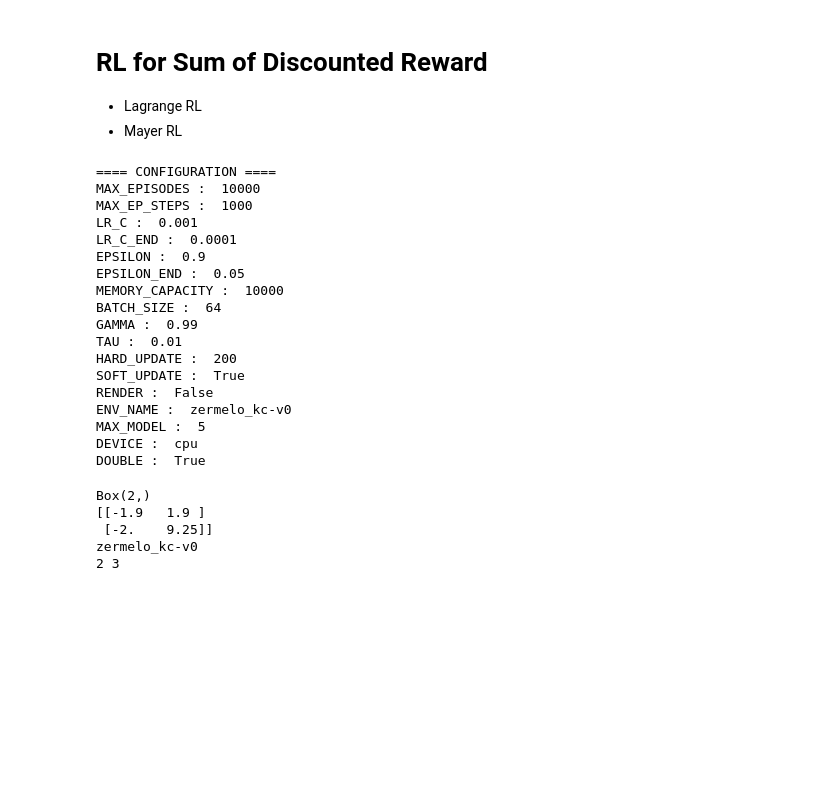
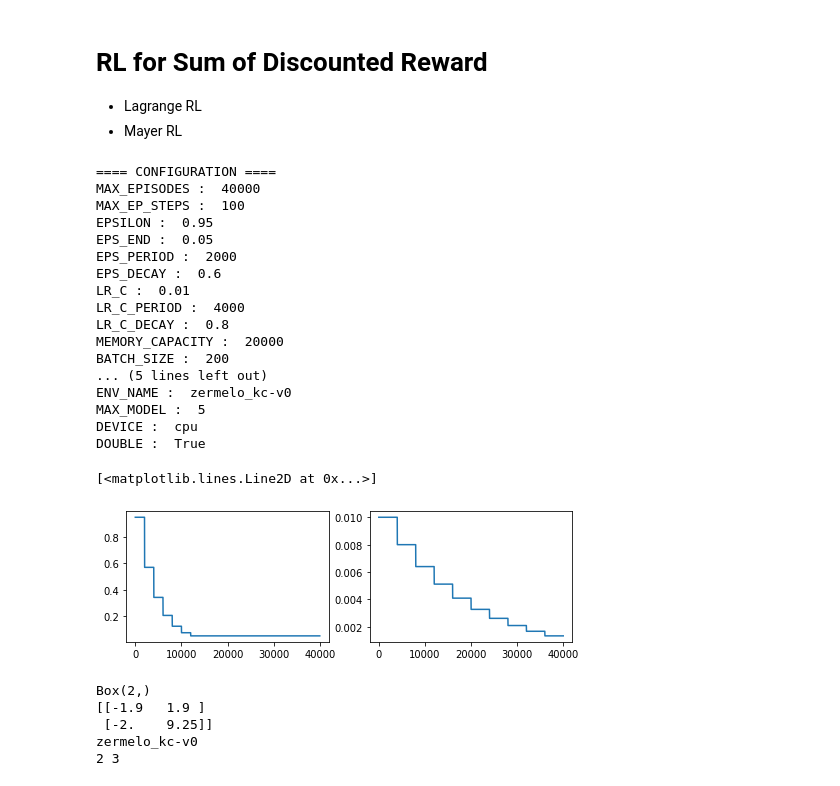
Before and after one commit to HJReachability/safety_rl, a Jupyter notebook: exp_zermelo_kc.ipynb, the cells around one changed output. Drawn from its saved outputs; the diff is of its cells as text; code cells hidden in the pictures; blank space fills up the shorter version.

```diff
--- a/exp_zermelo_kc.ipynb
+++ b/exp_zermelo_kc.ipynb
@@ -22,28 +22,48 @@ env_name = "zermelo_kc-v0"
 print('='*4 + ' CONFIGURATION ' + '='*4)
 device = torch.device("cuda" if torch.cuda.is_available() else "cpu")
 
-CONFIG = dqnConfig(DEVICE=device, BATCH_SIZE=64, ENV_NAME=env_name, GAMMA=0.99, MAX_EPISODES=10000, MAX_EP_STEPS=1000)
+CONFIG = dqnConfig(DEVICE=device, BATCH_SIZE=200, ENV_NAME=env_name, GAMMA=0.9, MAX_EPISODES=40000, MAX_EP_STEPS=100, MEMORY_CAPACITY=20000,
+                   EPS_PERIOD=2000, EPS_DECAY=0.6,
+                   LR_C_PERIOD=4000, LR_C_DECAY=0.8)
 for key, value in CONFIG.__dict__.items():
     if key[:1] != '_':
         print(key, ': ', value)
 # %% [output]
 ==== CONFIGURATION ====
-MAX_EPISODES :  10000
-MAX_EP_STEPS :  1000
-LR_C :  0.001
-LR_C_END :  0.0001
-EPSILON :  0.9
-EPSILON_END :  0.05
-MEMORY_CAPACITY :  10000
-BATCH_SIZE :  64
-GAMMA :  0.99
-TAU :  0.01
-HARD_UPDATE :  200
-SOFT_UPDATE :  True
-RENDER :  False
+MAX_EPISODES :  40000
+MAX_EP_STEPS :  100
+EPSILON :  0.95
+EPS_END :  0.05
+EPS_PERIOD :  2000
+EPS_DECAY :  0.6
+LR_C :  0.01
+LR_C_PERIOD :  4000
+LR_C_DECAY :  0.8
+MEMORY_CAPACITY :  20000
+BATCH_SIZE :  200
+... (5 lines left out)
 ENV_NAME :  zermelo_kc-v0
 MAX_MODEL :  5
 DEVICE :  cpu
 DOUBLE :  True
+# %%
+fig, ax = plt.subplots(1, 2, figsize=(8,2.4))
+
+eps = np.zeros(CONFIG.MAX_EPISODES)
+lr = np.zeros(CONFIG.MAX_EPISODES)
+eps_tmp = CONFIG.EPSILON
+lr_tmp = CONFIG.LR_C
+for i in range(CONFIG.MAX_EPISODES):
+    if i != 0 and i % CONFIG.EPS_PERIOD == 0:
+        eps_tmp *= CONFIG.EPS_DECAY
+    if i != 0 and i % CONFIG.LR_C_PERIOD == 0:
+        lr_tmp *= CONFIG.LR_C_DECAY
+    eps[i] = max(eps_tmp, 0.05)
+    lr[i] = lr_tmp
+ax[0].plot(np.arange(CONFIG.MAX_EPISODES), eps)
+ax[1].plot(np.arange(CONFIG.MAX_EPISODES), lr)
+# %% [output]
+[<matplotlib.lines.Line2D at 0x...>]
+[figure, added]
 # %%
 # == Environment ==
```
Also changed, not shown: parts of 7 cells of this notebook, 3 other files.
